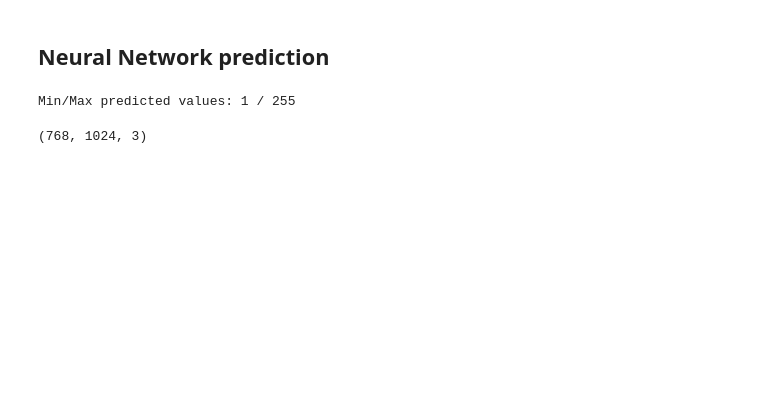
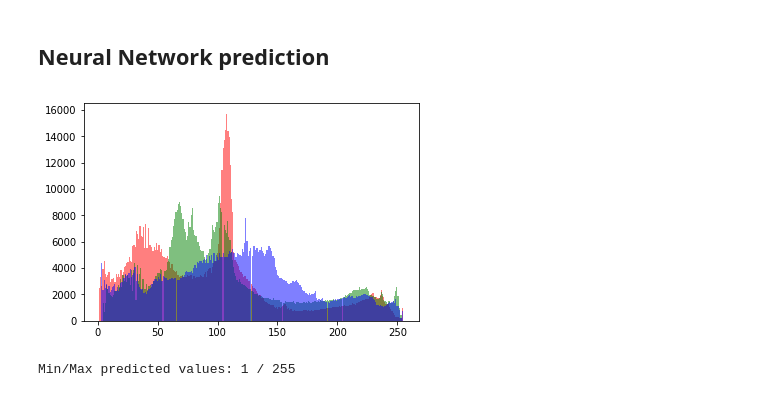
Before and after one commit to gluijk/image-processing-mlp, a Jupyter notebook: image-processing-mlp.ipynb, the cells around one changed output. Cells and saved outputs as stored; diff of their text form; code cells hidden in the pictures; blank space fills up the shorter version.

```diff
--- a/image-processing-mlp.ipynb
+++ b/image-processing-mlp.ipynb
@@ -121,5 +164,19 @@ plt.xlabel('Epochs');
 # %% [markdown]
 ## Neural Network prediction
+# %%
+# Read image to process (unknown to the NN)
+to_predict = imageio.imread('./wendolin.png')
+# to_predict = imageio.imread('./aspirations.png')
+
+HEIGHT = to_predict.shape[0]
+WIDTH = to_predict.shape[1]
+
+# Extract RGB channels
+R = to_predict[:, :, 0].flatten()
+G = to_predict[:, :, 1].flatten()
+B = to_predict[:, :, 2].flatten()
+
+X = np.column_stack((R, G, B))/255
 # %%
 # Prediction
 Y_pred = regr.predict(X)
@@ -126,6 +185,19 @@ Y_pred = regr.predict(X)
 Y_pred[Y_pred < 0] = 0.0
 Y_pred[Y_pred > 1] = 1.0
+# %%
+# Prediction histogram
+R_ = np.round(Y_pred[:, 0]*255).astype(int)
+G_ = np.round(Y_pred[:, 1]*255).astype(int)
+B_ = np.round(Y_pred[:, 2]*255).astype(int)
+
+plt.hist(R_, bins=256, color='r', alpha=0.5)
+plt.hist(G_, bins=256, color='g', alpha=0.5)
+plt.hist(B_, bins=256, color='b', alpha=0.5)
+plt.show();
+# %% [output]
+[figure, added]
 # %%
+# Build prediction image
 R_pred = Y_pred[:, 0].reshape(HEIGHT, WIDTH)
 G_pred = Y_pred[:, 1].reshape(HEIGHT, WIDTH)
 B_pred = Y_pred[:, 2].reshape(HEIGHT, WIDTH)
@@ -134,3 +206,9 @@ prediction = np.zeros((HEIGHT, WIDTH, 3), dtype=np.float64)
 prediction[:, :, 0] = R_pred
 prediction[:, :, 1] = G_pred
 prediction[:, :, 2] = B_pred
+
+prediction = np.round(prediction * 255).astype('uint8')  # range [0..255]
+
+print("Min / Max predicted values:", np.min(prediction), "/", np.max(prediction))
+# %% [output]
+Min/Max predicted values: 1 / 255
@@ -139,8 +214,0 @@ prediction = np.round(prediction*255).astype(int)
-# %%
-print("Min/Max predicted values:", np.min(prediction), "/", np.max(prediction))
-# %% [output]
-Min/Max predicted values: 1 / 255
-# %%
-prediction.shape
-# %% [output]
-(768, 1024, 3)
```
Also changed, not shown: parts of 45 cells of this notebook.
